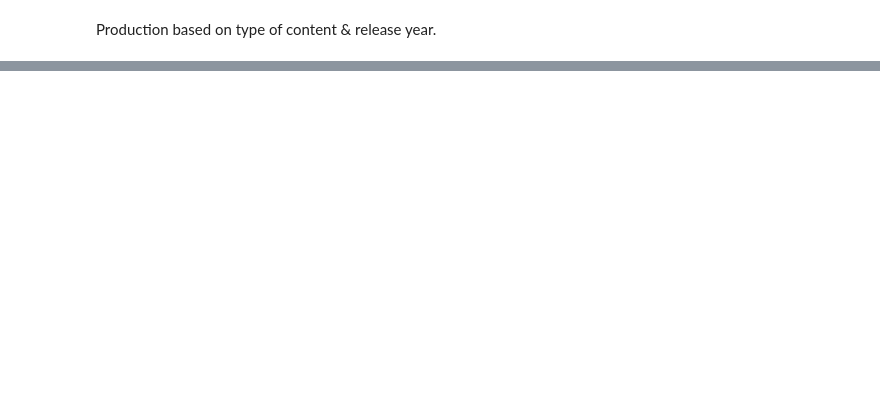
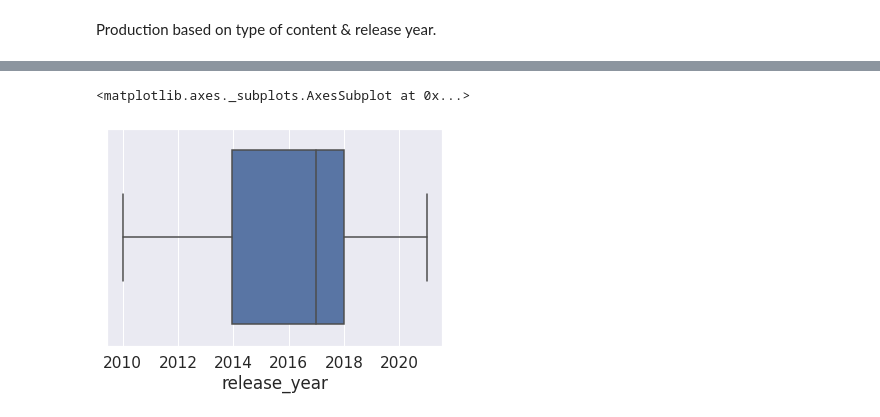
Before and after one commit to Ranjitghadge/NETFLIX-MOVIES-AND-TV-SHOWS-CLUSTERING, a Jupyter notebook: Ranjit_G_NETFLIX_MOVIES_AND_TV_SHOWS_CLUSTERING.ipynb, the cells around one changed output, grey strips where cells are left out. Saved outputs shown, nothing was run; the diff lists cells and outputs as text; code cells hidden in the pictures; blank space fills up the shorter version.

```diff
--- a/Ranjit_G_NETFLIX_MOVIES_AND_TV_SHOWS_CLUSTERING.ipynb
+++ b/Ranjit_G_NETFLIX_MOVIES_AND_TV_SHOWS_CLUSTERING.ipynb
@@ -195,0 +258,3 @@ plt.show()
+# %%
+#replacing outliers with means
+df["release_year"] = np.where(df["release_year"] <2010, df.release_year.mean(),df['release_year'])
@@ -195,0 +273,6 @@ plt.show()
+# %%
+#Box plot
+sns.boxplot(df.release_year)
+# %% [output]
+<matplotlib.axes._subplots.AxesSubplot at 0x...>
+[figure, added]
```
Also changed, not shown: parts of 25 cells of this notebook.
